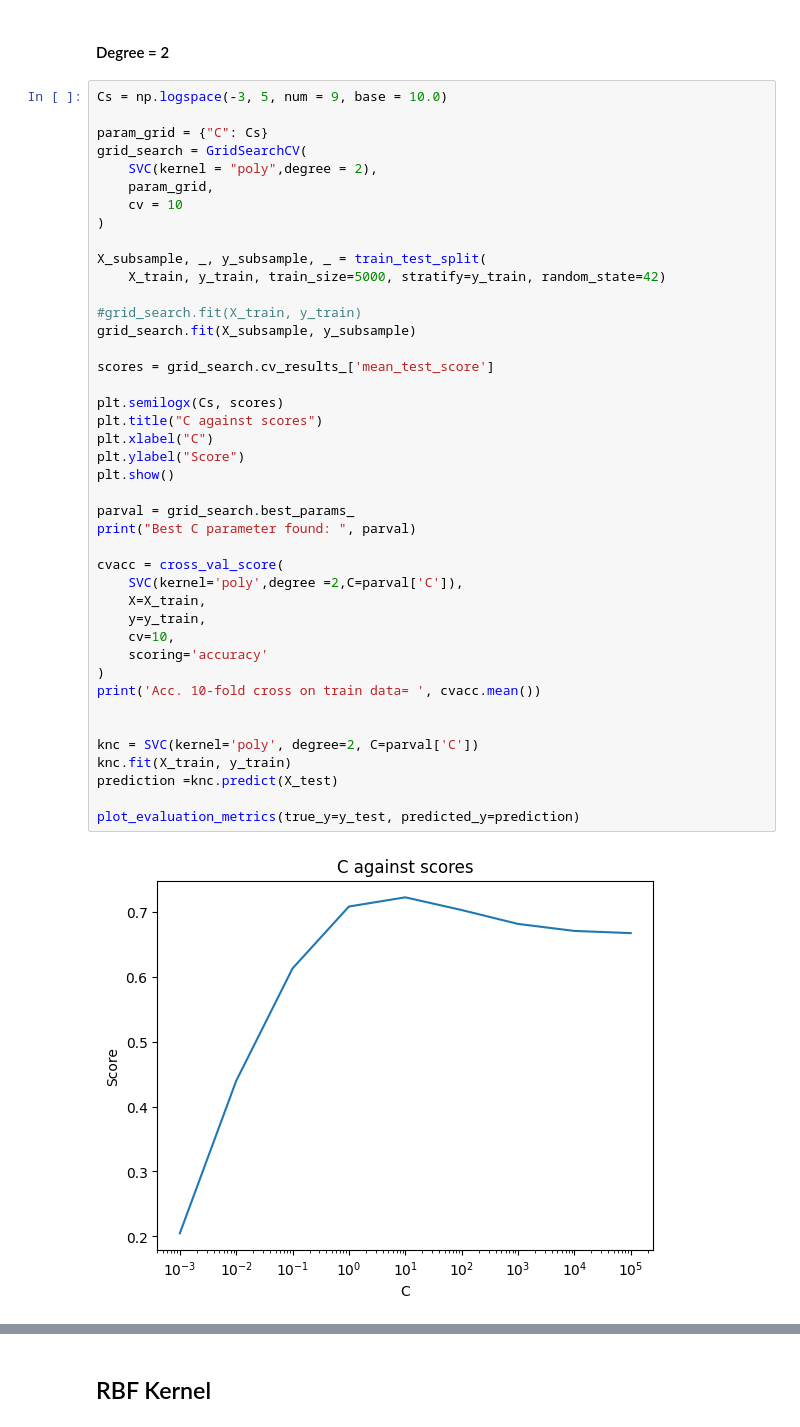
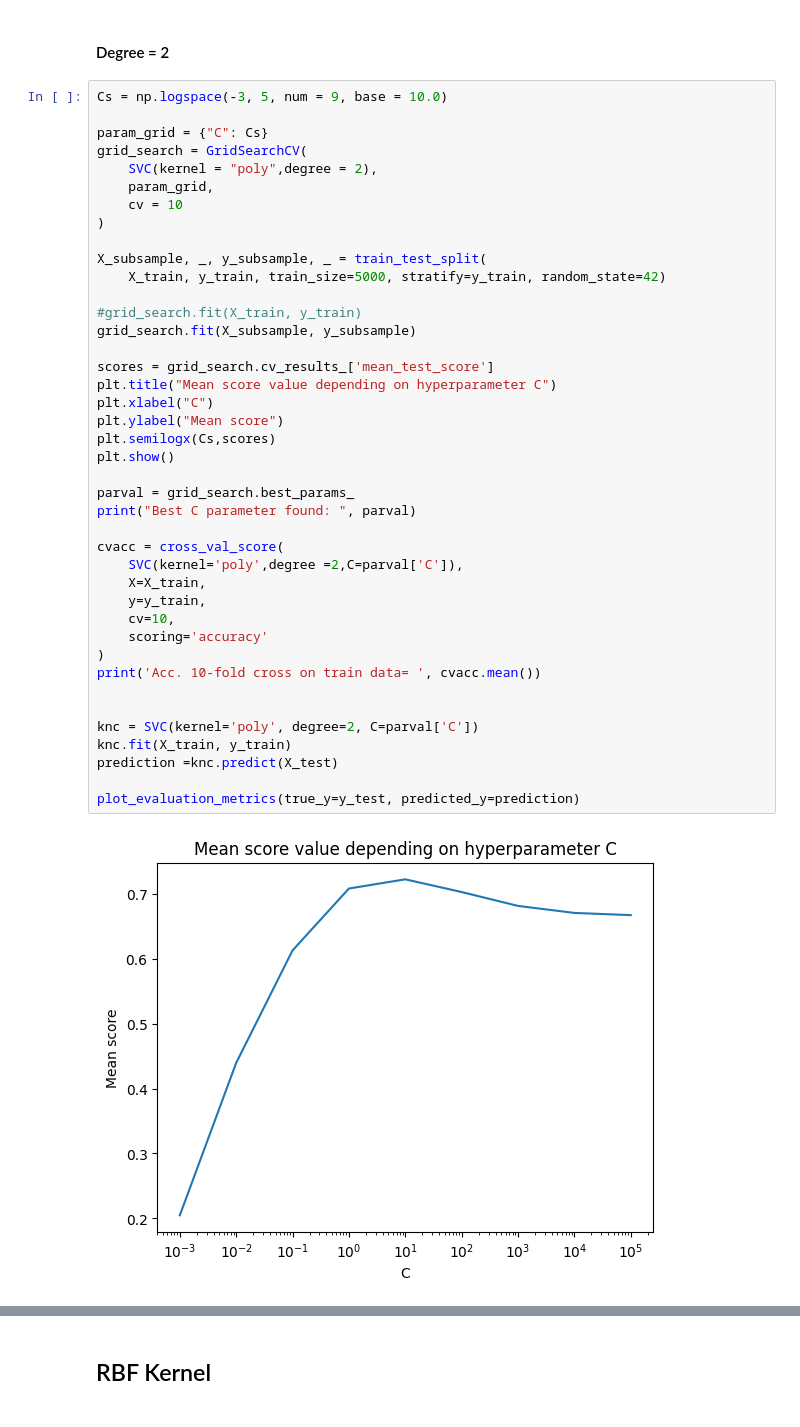
Before and after one commit to carleslobon/MD2, a Jupyter notebook: algorithms/support_vector_machines.ipynb, the cells around one changed output, grey strips where cells are left out. Drawn from its saved outputs; the diff is of its cells as text.

```diff
--- a/algorithms/support_vector_machines.ipynb
+++ b/algorithms/support_vector_machines.ipynb
@@ -169,38 +169,37 @@ grid_search = GridSearchCV(
 
 X_subsample, _, y_subsample, _ = train_test_split(
     X_train, y_train, train_size=5000, stratify=y_train, random_state=42)
 
 #grid_search.fit(X_train, y_train)
 grid_search.fit(X_subsample, y_subsample)
 
 scores = grid_search.cv_results_['mean_test_score']
-
-plt.semilogx(Cs, scores)
-plt.title("C against scores")
+plt.title("Mean score value depending on hyperparameter C")
 plt.xlabel("C")
-plt.ylabel("Score")
+plt.ylabel("Mean score")
+plt.semilogx(Cs,scores)
 plt.show()
 
 parval = grid_search.best_params_
 print("Best C parameter found: ", parval)
 
 cvacc = cross_val_score(
     SVC(kernel='poly',degree =2,C=parval['C']),
     X=X_train,
     y=y_train,
     cv=10,
     scoring='accuracy'
 )
 print('Acc. 10-fold cross on train data= ', cvacc.mean())
 
 
 knc = SVC(kernel='poly', degree=2, C=parval['C'])
 knc.fit(X_train, y_train)
 prediction =knc.predict(X_test)
 
 plot_evaluation_metrics(true_y=y_test, predicted_y=prediction)
 # %% [output]
-[figure, old version]
+[figure, new version]
 Best C parameter found:  {'C': np.float64(10.0)}
 Acc. 10-fold cross on train data=  0.7602828469754579
 [figure]
```
Also changed, not shown: parts of 6 cells of this notebook.
